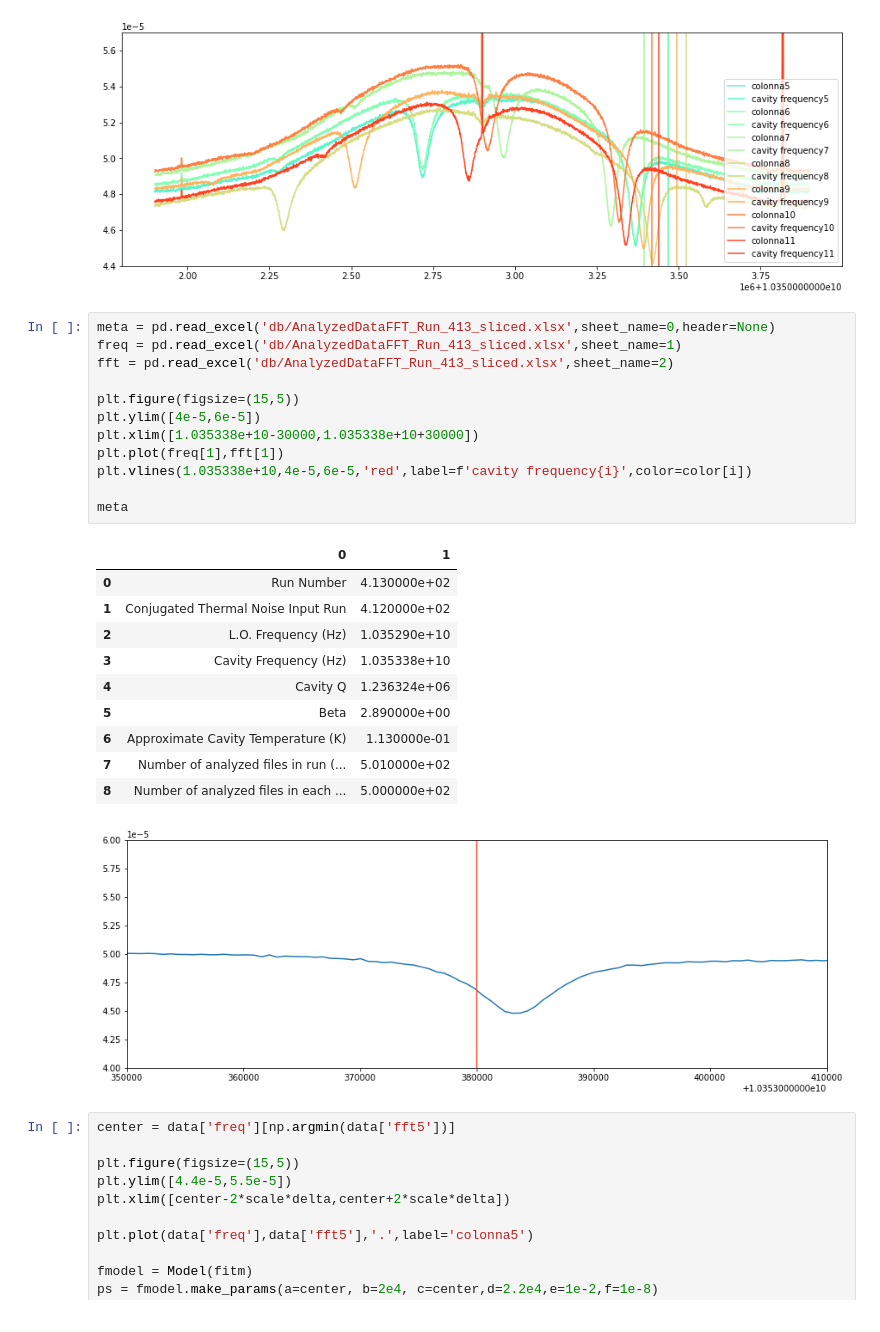
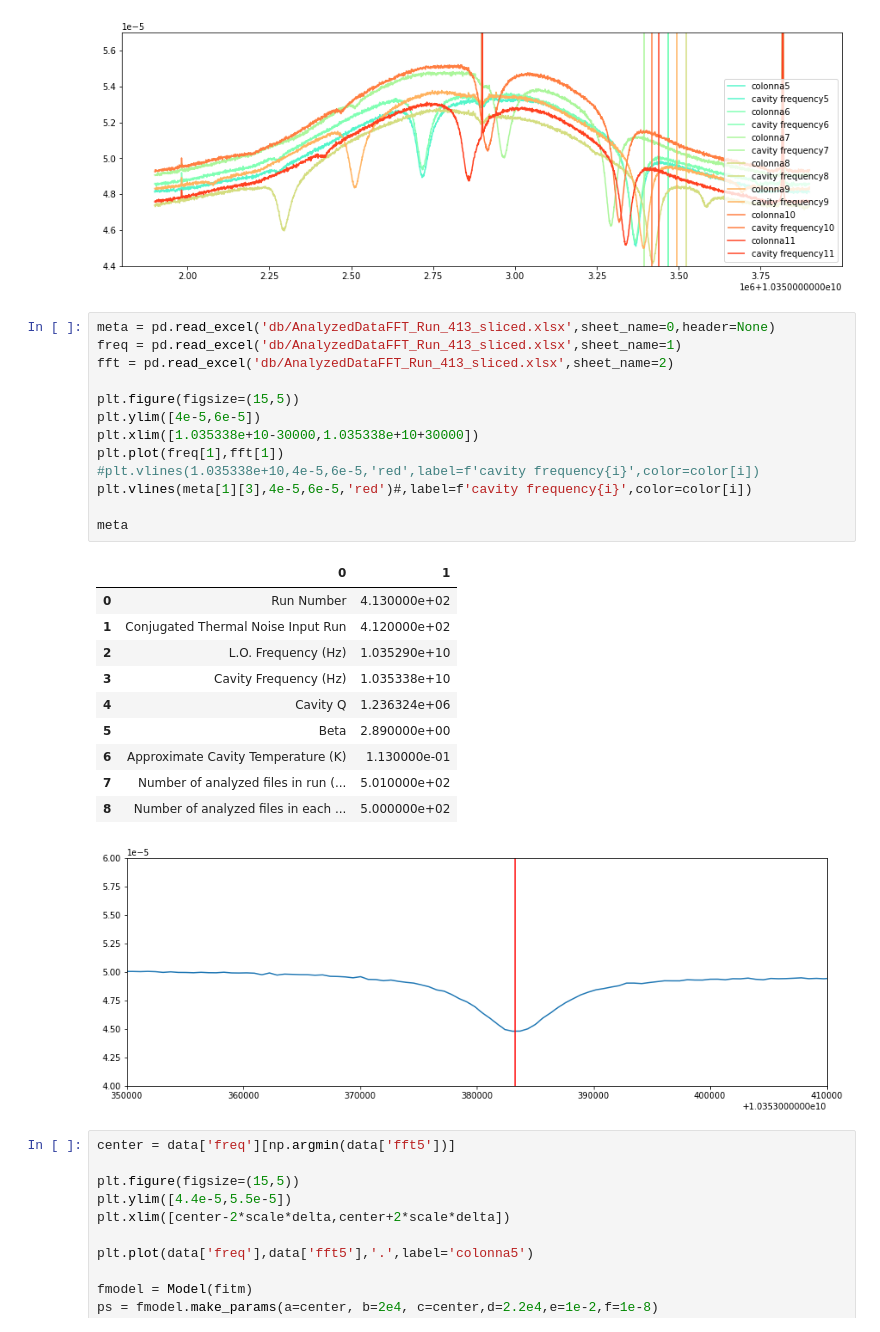
Before and after one commit to Manfredi1/QUAX_project, a Jupyter notebook: project.ipynb, the cells around one changed output. Saved outputs shown, nothing was run; the diff lists cells and outputs as text.

```diff
--- a/project.ipynb
+++ b/project.ipynb
@@ -345,27 +352,28 @@ plt.show()
 # %%
 meta = pd.read_excel('db/AnalyzedDataFFT_Run_413_sliced.xlsx',sheet_name=0,header=None)
 freq = pd.read_excel('db/AnalyzedDataFFT_Run_413_sliced.xlsx',sheet_name=1)
 fft = pd.read_excel('db/AnalyzedDataFFT_Run_413_sliced.xlsx',sheet_name=2)
 
 plt.figure(figsize=(15,5))
 plt.ylim([4e-5,6e-5])
 plt.xlim([1.035338e+10-30000,1.035338e+10+30000])
 plt.plot(freq[1],fft[1])
-plt.vlines(1.035338e+10,4e-5,6e-5,'red',label=f'cavity frequency{i}',color=color[i])
+#plt.vlines(1.035338e+10,4e-5,6e-5,'red',label=f'cavity frequency{i}',color=color[i])
+plt.vlines(meta[1][3],4e-5,6e-5,'red')#,label=f'cavity frequency{i}',color=color[i])
 
 meta
 # %% [output]
 |  | 0 | 1 |
 | 0 | Run Number | 4.130000e+02 |
 | 1 | Conjugated Thermal Noise Input Run | 4.120000e+02 |
 | 2 | L.O. Frequency (Hz) | 1.035290e+10 |
 | 3 | Cavity Frequency (Hz) | 1.035338e+10 |
 | 4 | Cavity Q | 1.236324e+06 |
 | 5 | Beta | 2.890000e+00 |
 | 6 | Approximate Cavity Temperature (K) | 1.130000e-01 |
 | 7 | Number of analyzed files in run (... | 5.010000e+02 |
 | 8 | Number of analyzed files in each ... | 5.000000e+02 |
-[figure, old version]
+[figure, new version]
 # %%
 center = data['freq'][np.argmin(data['fft5'])]
 
```
Also changed, not shown: parts of 1 cell of this notebook, 1 other file.
